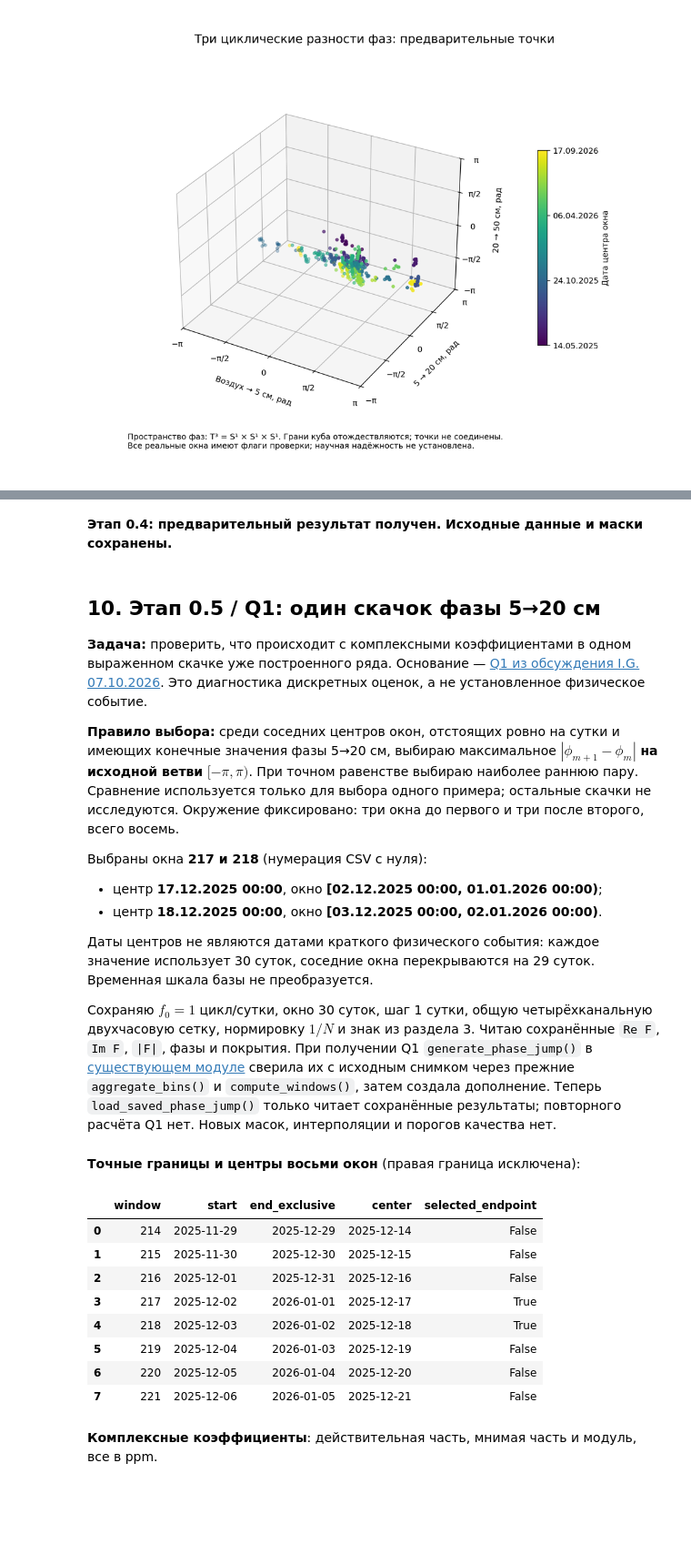
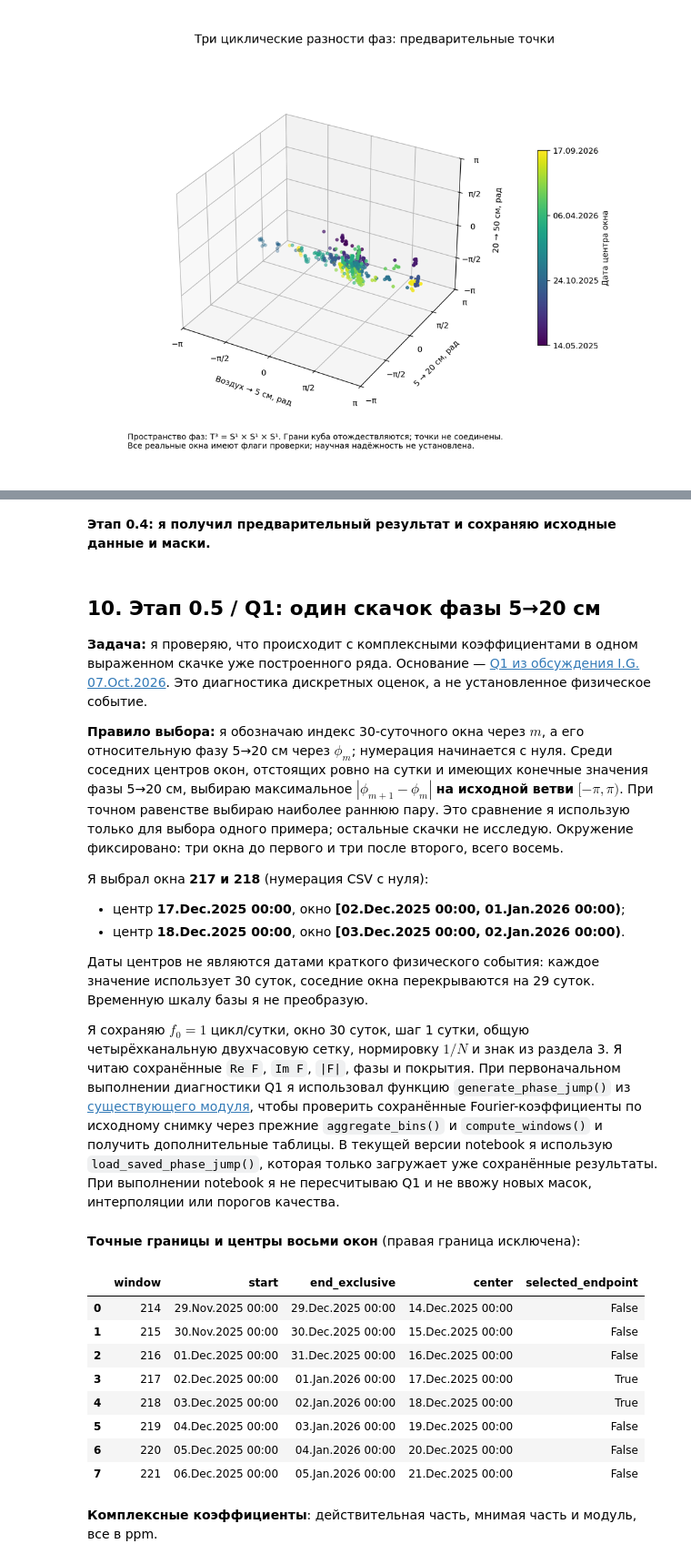
Before and after one commit to DimitriBolt/CO2Flux, a Jupyter notebook: Project_description/Research_log/00_preliminary_fourier_phases.ipynb, the cells around one changed output, grey strips where cells are left out. Shown at 91% size. Saved outputs shown, nothing was run; the diff lists cells and outputs as text; code cells hidden in the pictures; blank space fills up the shorter version.

Commit message:
Clarify phase notebook explanations and format displayed dates

```diff
--- a/Project_description/Research_log/00_preliminary_fourier_phases.ipynb
+++ b/Project_description/Research_log/00_preliminary_fourier_phases.ipynb
@@ -158,6 +160,31 @@ window_days, step_days = 30, 1
 grid, phase_table, coverage, validation = phases.load_saved_results()
 OUT = phases.OUT
 
+MONTH_NAMES = ('Jan', 'Feb', 'Mar', 'Apr', 'May', 'Jun',
+               'Jul', 'Aug', 'Sep', 'Oct', 'Nov', 'Dec')
+
+def date_label(value, include_time=False):
+    if pd.isna(value):
+        return '—'
+    stamp = pd.Timestamp(value)
+    label = f'{stamp.day:02d}.{MONTH_NAMES[stamp.month - 1]}.{stamp.year:04d}'
+    if include_time:
+        label += f' {stamp.hour:02d}:{stamp.minute:02d}'
+        if stamp.second:
+            label += f':{stamp.second:02d}'
+    return label
+
+def format_table(frame, decimals=None):
+    """Format a display copy; leave the loaded numbers and datetimes intact."""
+    shown = frame.copy(deep=True)
+    numeric = shown.select_dtypes(include='number', exclude='timedelta').columns
+    if decimals is not None:
+        shown[numeric] = shown[numeric].round(decimals)
+    for column in shown:
+        if pd.api.types.is_datetime64_any_dtype(shown[column].dtype):
+            shown[column] = shown[column].map(lambda value: date_label(value, include_time=True))
+    return shown
+
 def show_image(name, width=1400):
     with Image.open(OUT / name) as image:
         image = image.copy()
@@ -165,15 +192,14 @@ def show_image(name, width=1400):
         display(image)
 
 summary = pd.DataFrame([
-    ('Кандидатный календарь', '[29.04.2025, 02.10.2026)'),
+    ('Кандидатный календарь', '[29.Apr.2025, 02.Oct.2026)'),
     ('Общие ячейки во всём календаре', f"{validation['common_bins']} из {validation['possible_calendar_bins']}"),
     ('Окон / вычислены все три фазы', f"{len(phase_table)} / {validation['all_three_phases_computable']}"),
     ('Окон с флагами / неопределённых', f"{validation['windows_with_review_flags']} / {validation['insufficient_windows']}"),
     ('Общих ячеек на окно', f"{coverage.complete_bins.min()}–{coverage.complete_bins.max()} из {coverage.possible_bins.iloc[0]}"),
     ('Покрытие окна', f"{coverage.coverage_percent.min():.1f}–{coverage.coverage_percent.max():.1f}%"),
     ('Максимальный пробел общей сетки', f"{coverage.longest_gap_hours.max()} ч"),
-    ('Центры окон', f"{phase_table.center.min():%d.%m.%Y}–{phase_table.center.max():%d.%m.%Y}"),
-    ('Научная надёжность', 'Не установлена ни для одного окна этой процедурой')
+    ('Центры окон', f"{date_label(phase_table.center.min())}–{date_label(phase_table.center.max())}")
 ], columns=['Показатель', 'Результат'])
 display(summary)
 # %% [output]
@@ -296,44 +323,44 @@ assert validation['pdf_inches'] == [17, 11]
 assert validation['png_pixels'] == [5100, 3300]
 assert len(phase_table) == 492
 assert validation['windows_with_review_flags'] == 492
-display(Markdown('**Этап 0.4: предварительный результат получен. Исходные данные и маски сохранены.**'))
+display(Markdown('**Этап 0.4: я получил предварительный результат и сохраняю исходные данные и маски.**'))
 # %% [output]
-**Этап 0.4: предварительный результат получен. Исходные данные и маски сохранены.**
+**Этап 0.4: я получил предварительный результат и сохраняю исходные данные и маски.**
 # %% [markdown]
 <a id="one-phase-jump"></a>
 
 ## 10. Этап 0.5 / Q1: один скачок фазы 5→20 см
 
-**Задача:** проверить, что происходит с комплексными коэффициентами в одном выраженном скачке уже построенного ряда. Основание — [Q1 из обсуждения I.G. 07.10.2026](PLAN.md#ig-oct7-questions). Это диагностика дискретных оценок, а не установленное физическое событие.
+**Задача:** я проверяю, что происходит с комплексными коэффициентами в одном выраженном скачке уже построенного ряда. Основание — [Q1 из обсуждения I.G. 07.Oct.2026](PLAN.md#ig-oct7-questions). Это диагностика дискретных оценок, а не установленное физическое событие.
 
-**Правило выбора:** среди соседних центров окон, отстоящих ровно на сутки и имеющих конечные значения фазы 5→20 см, выбираю максимальное $|\phi_{m+1}-\phi_m|$ **на исходной ветви** $[-\pi,\pi)$. При точном равенстве выбираю наиболее раннюю пару. Сравнение используется только для выбора одного примера; остальные скачки не исследуются. Окружение фиксировано: три окна до первого и три после второго, всего восемь.
+**Правило выбора:** я обозначаю индекс 30-суточного окна через $m$, а его относительную фазу 5→20 см через $\phi_m$; нумерация начинается с нуля. Среди соседних центров окон, отстоящих ровно на сутки и имеющих конечные значения фазы 5→20 см, выбираю максимальное $|\phi_{m+1}-\phi_m|$ **на исходной ветви** $[-\pi,\pi)$. При точном равенстве выбираю наиболее раннюю пару. Это сравнение я использую только для выбора одного примера; остальные скачки не исследую. Окружение фиксировано: три окна до первого и три после второго, всего восемь.
 
-Выбраны окна **217 и 218** (нумерация CSV с нуля):
+Я выбрал окна **217 и 218** (нумерация CSV с нуля):
 
-- центр **17.12.2025 00:00**, окно **[02.12.2025 00:00, 01.01.2026 00:00)**;
-- центр **18.12.2025 00:00**, окно **[03.12.2025 00:00, 02.01.2026 00:00)**.
+- центр **17.Dec.2025 00:00**, окно **[02.Dec.2025 00:00, 01.Jan.2026 00:00)**;
+- центр **18.Dec.2025 00:00**, окно **[03.Dec.2025 00:00, 02.Jan.2026 00:00)**.
 
-Даты центров не являются датами краткого физического события: каждое значение использует 30 суток, соседние окна перекрываются на 29 суток. Временная шкала базы не преобразуется.
+Даты центров не являются датами краткого физического события: каждое значение использует 30 суток, соседние окна перекрываются на 29 суток. Временную шкалу базы я не преобразую.
 
-Сохраняю $f_0=1$ цикл/сутки, окно 30 суток, шаг 1 сутки, общую четырёхканальную двухчасовую сетку, нормировку $1/N$ и знак из раздела 3. Читаю сохранённые `Re F`, `Im F`, `|F|`, фазы и покрытия. При получении Q1 `generate_phase_jump()` в [существующем модуле](../sensorDB/preliminary_fourier_phases.py) сверила их с исходным снимком через прежние `aggregate_bins()` и `compute_windows()`, затем создала дополнение. Теперь `load_saved_phase_jump()` только читает сохранённые результаты; повторного расчёта Q1 нет. Новых масок, интерполяции и порогов качества нет.
+Я сохраняю $f_0=1$ цикл/сутки, окно 30 суток, шаг 1 сутки, общую четырёхканальную двухчасовую сетку, нормировку $1/N$ и знак из раздела 3. Я читаю сохранённые `Re F`, `Im F`, `|F|`, фазы и покрытия. При первоначальном выполнении диагностики Q1 я использовал функцию `generate_phase_jump()` из [существующего модуля](../sensorDB/preliminary_fourier_phases.py), чтобы проверить сохранённые Fourier-коэффициенты по исходному снимку через прежние `aggregate_bins()` и `compute_windows()` и получить дополнительные таблицы. В текущей версии notebook я использую `load_saved_phase_jump()`, которая только загружает уже сохранённые результаты. При выполнении notebook я не пересчитываю Q1 и не ввожу новых масок, интерполяции или порогов качества.
 # %%
 jump_windows, jump_coverage, jump_steps, jump_validation = phases.load_saved_phase_jump()
 
 display(Markdown("**Точные границы и центры восьми окон** (правая граница исключена):"))
-display(jump_windows[['window', 'start', 'end_exclusive', 'center', 'selected_endpoint']])
+display(format_table(jump_windows[['window', 'start', 'end_exclusive', 'center', 'selected_endpoint']]))
 display(Markdown("**Комплексные коэффициенты**: действительная часть, мнимая часть и модуль, все в ppm."))
-display(jump_windows[['center', 'F_real_996', 'F_imag_996', 'F_abs_996',
-                     'F_real_1012', 'F_imag_1012', 'F_abs_1012']].round(6))
+display(format_table(jump_windows[['center', 'F_real_996', 'F_imag_996', 'F_abs_996',
+                     'F_real_1012', 'F_imag_1012', 'F_abs_1012']], decimals=6))
 # %% [output]
 **Точные границы и центры восьми окон** (правая граница исключена):
 |  | window | start | end_exclusive | center | selected_endpoint |
-| 0 | 214 | 2025-11-29 | 2025-12-29 | 2025-12-14 | False |
-| 1 | 215 | 2025-11-30 | 2025-12-30 | 2025-12-15 | False |
-| 2 | 216 | 2025-12-01 | 2025-12-31 | 2025-12-16 | False |
-| 3 | 217 | 2025-12-02 | 2026-01-01 | 2025-12-17 | True |
-| 4 | 218 | 2025-12-03 | 2026-01-02 | 2025-12-18 | True |
-| 5 | 219 | 2025-12-04 | 2026-01-03 | 2025-12-19 | False |
-| 6 | 220 | 2025-12-05 | 2026-01-04 | 2025-12-20 | False |
-| 7 | 221 | 2025-12-06 | 2026-01-05 | 2025-12-21 | False |
+| 0 | 214 | 29.Nov.2025 00:00 | 29.Dec.2025 00:00 | 14.Dec.2025 00:00 | False |
+| 1 | 215 | 30.Nov.2025 00:00 | 30.Dec.2025 00:00 | 15.Dec.2025 00:00 | False |
+| 2 | 216 | 01.Dec.2025 00:00 | 31.Dec.2025 00:00 | 16.Dec.2025 00:00 | False |
+| 3 | 217 | 02.Dec.2025 00:00 | 01.Jan.2026 00:00 | 17.Dec.2025 00:00 | True |
+| 4 | 218 | 03.Dec.2025 00:00 | 02.Jan.2026 00:00 | 18.Dec.2025 00:00 | True |
+| 5 | 219 | 04.Dec.2025 00:00 | 03.Jan.2026 00:00 | 19.Dec.2025 00:00 | False |
+| 6 | 220 | 05.Dec.2025 00:00 | 04.Jan.2026 00:00 | 20.Dec.2025 00:00 | False |
+| 7 | 221 | 06.Dec.2025 00:00 | 05.Jan.2026 00:00 | 21.Dec.2025 00:00 | False |
 **Комплексные коэффициенты**: действительная часть, мнимая часть и модуль, все в ppm.
 |  | center | F_real_996 | F_imag_996 | F_abs_996 | F_real_1012 | F_imag_1012 | F_abs_1012 |
```
Also changed, not shown: parts of 26 cells of this notebook.
